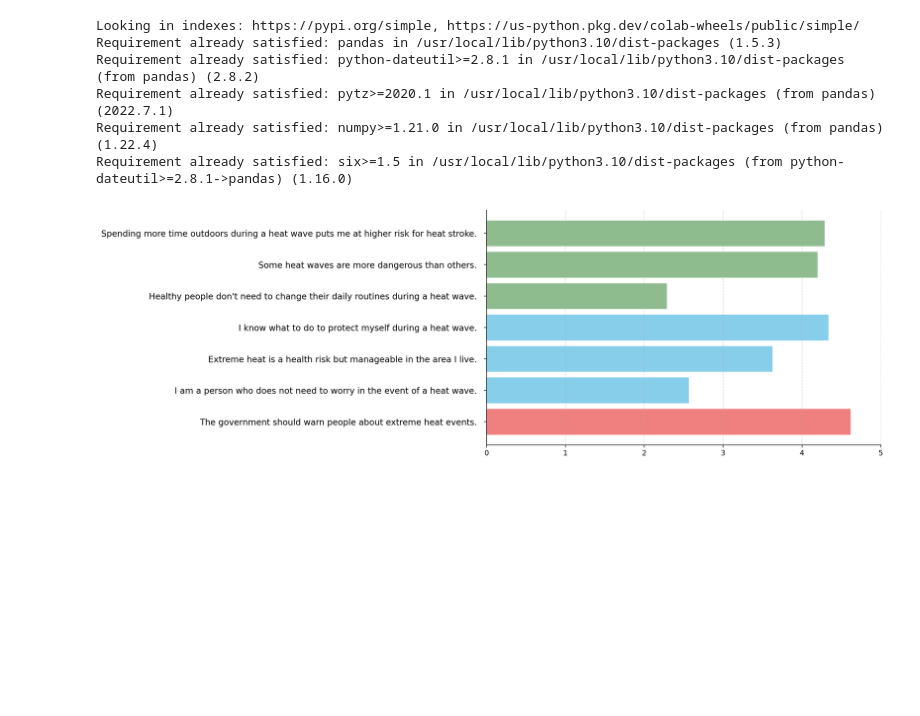
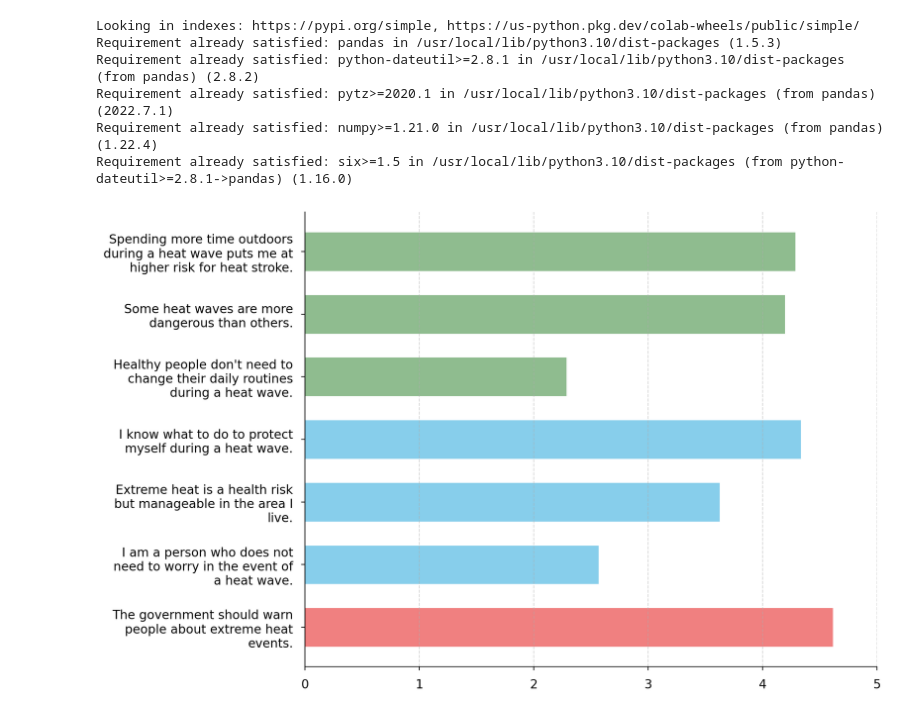
Before and after one commit to mfinke17/Python, a Jupyter notebook: AR_JMmanuscripttable4figure.ipynb, the cells around one changed output. Drawn from its saved outputs; the diff is of its cells as text; code cells hidden in the pictures; blank space fills up the shorter version.

```diff
--- a/AR_JMmanuscripttable4figure.ipynb
+++ b/AR_JMmanuscripttable4figure.ipynb
@@ -12,6 +12,7 @@ Requirement already satisfied: six>=1.5 in /usr/local/lib/python3.10/dist-packag
 # %%
 import pandas as pd
 import matplotlib.pyplot as plt
+from matplotlib import text as mtext
 
 # Define the data as a dictionary
 data = {
@@ -41,34 +42,42 @@ df = pd.DataFrame(data)
 
 # Reorder the DataFrame based on the desired order
 df_sorted = df.iloc[desired_order].reset_index(drop=True)
 
+# Wrap the statement labels onto two lines
+wrapped_labels = [textwrap.wrap(label, 30) for label in df_sorted['Statement']]
+
 # Create the horizontal bar chart
-fig, ax = plt.subplots(figsize=(10, 6), dpi=200)
-bars = ax.barh(df_sorted['Statement'], df_sorted['Mean'], height=0.8)
+fig, ax = plt.subplots(figsize=(10, 8), dpi=200)
+bars = ax.barh(df_sorted['Statement'], df_sorted['Mean'], height=0.6)
 
 # Convert the tuple to a list
 bars = list(bars)
 
 # Assign colors to the bars
 bars[0].set_color(colors_group1[0])
 for bar in bars[1:4]:
     bar.set_color(colors_group2[0])
 for bar in bars[4:]:
     bar.set_color(colors_group3[0])
 
 # Remove the top and right spines
 ax.spines['top'].set_visible(False)
 ax.spines['right'].set_visible(False)
 
 # Add grid lines
 ax.grid(axis='x', linestyle='--', alpha=0.5)
 
+# Set the wrapped labels as tick labels
+ax.set_yticks(range(len(df_sorted)))
+ax.set_yticklabels(['\n'.join(label) for label in wrapped_labels])
+
 # Increase font size
-ax.tick_params(axis='y', which='major', pad=10, labelsize=12)
+ax.tick_params(axis='y', which='major', pad=8, labelsize=12)
+ax.tick_params(axis='x', which='major', pad=8, labelsize=12)
 
 # Set x-axis range to 0-5
 ax.set_xlim(0, 5)
 
 plt.show()
 # %% [output]
-[figure, old version]
+[figure, new version]
```
